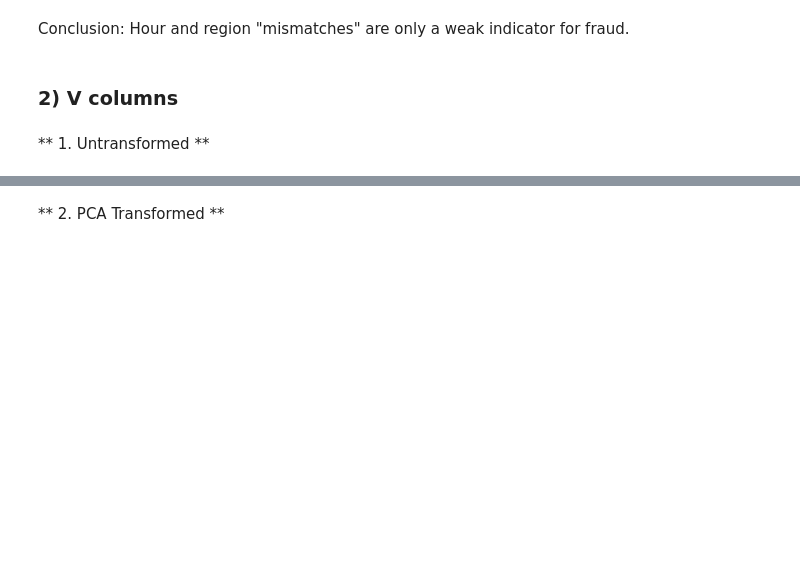
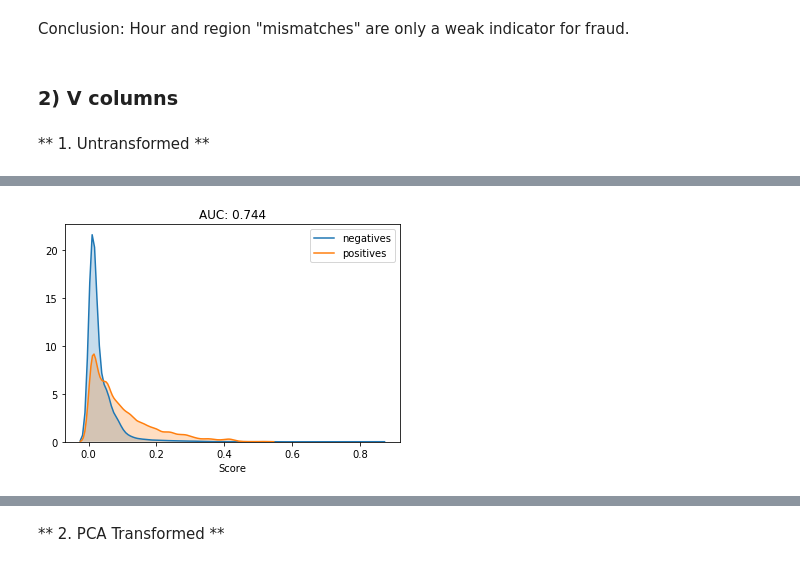
Before and after one commit to amld/workshop-unsupervised-fraud, a Jupyter notebook: FeatureExplorationReduction.ipynb, the cells around one changed output, grey strips where cells are left out. Drawn from its saved outputs; the diff is of its cells as text; code cells hidden in the pictures; blank space fills up the shorter version.

```diff
--- a/FeatureExplorationReduction.ipynb
+++ b/FeatureExplorationReduction.ipynb
@@ -468,4 +665,6 @@ res = plot_top_N(scores, N=100)
 # %%
-maha_score = np.mean(V_original ** 2, axis=1)
-maha_score = np.log(1 + maha_score)  / 10
-classify_results = plot_outlier_scores(maha_score)
+distance_score = np.mean(V_original ** 2, axis=1)
+distance_score = np.log(1 + distance_score)  / 10
+classify_results = plot_outlier_scores(distance_score)
+# %% [output]
+[figure, added]
```
Also changed, not shown: parts of 72 cells of this notebook.
